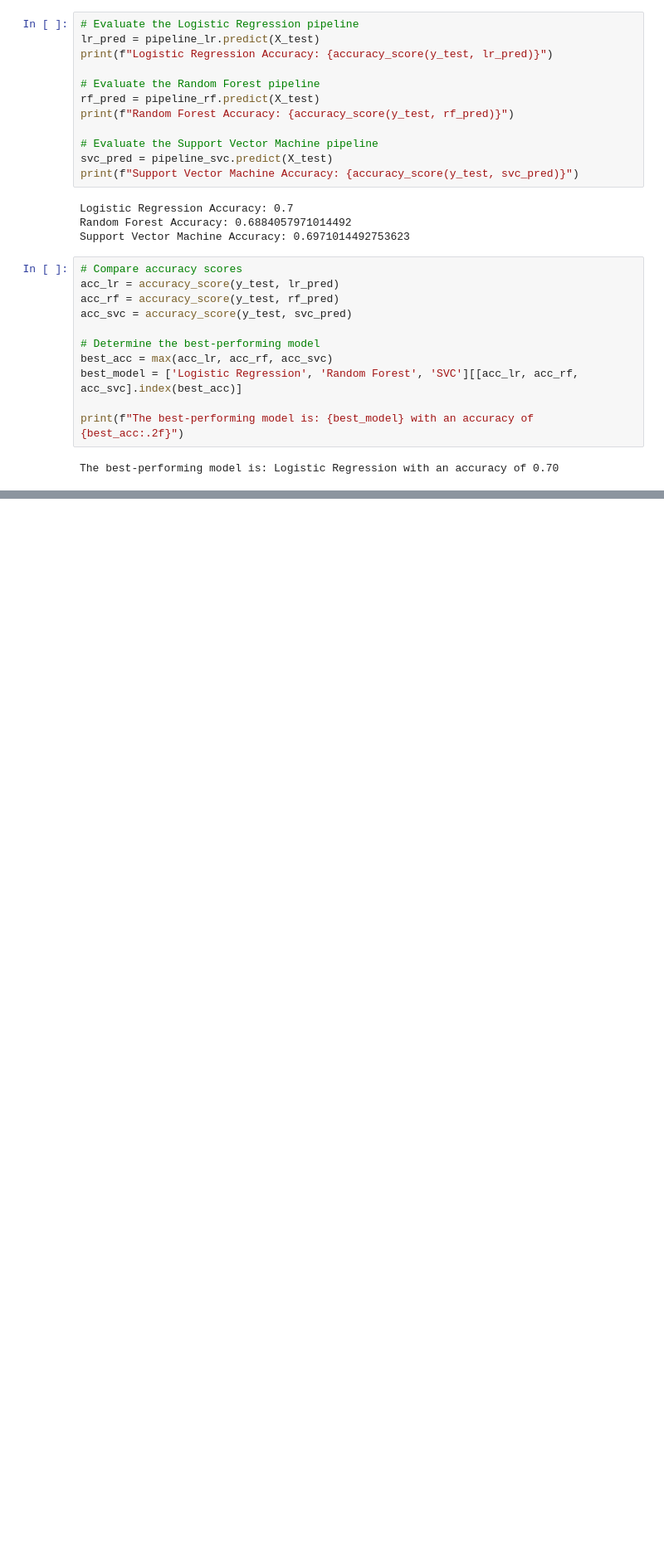
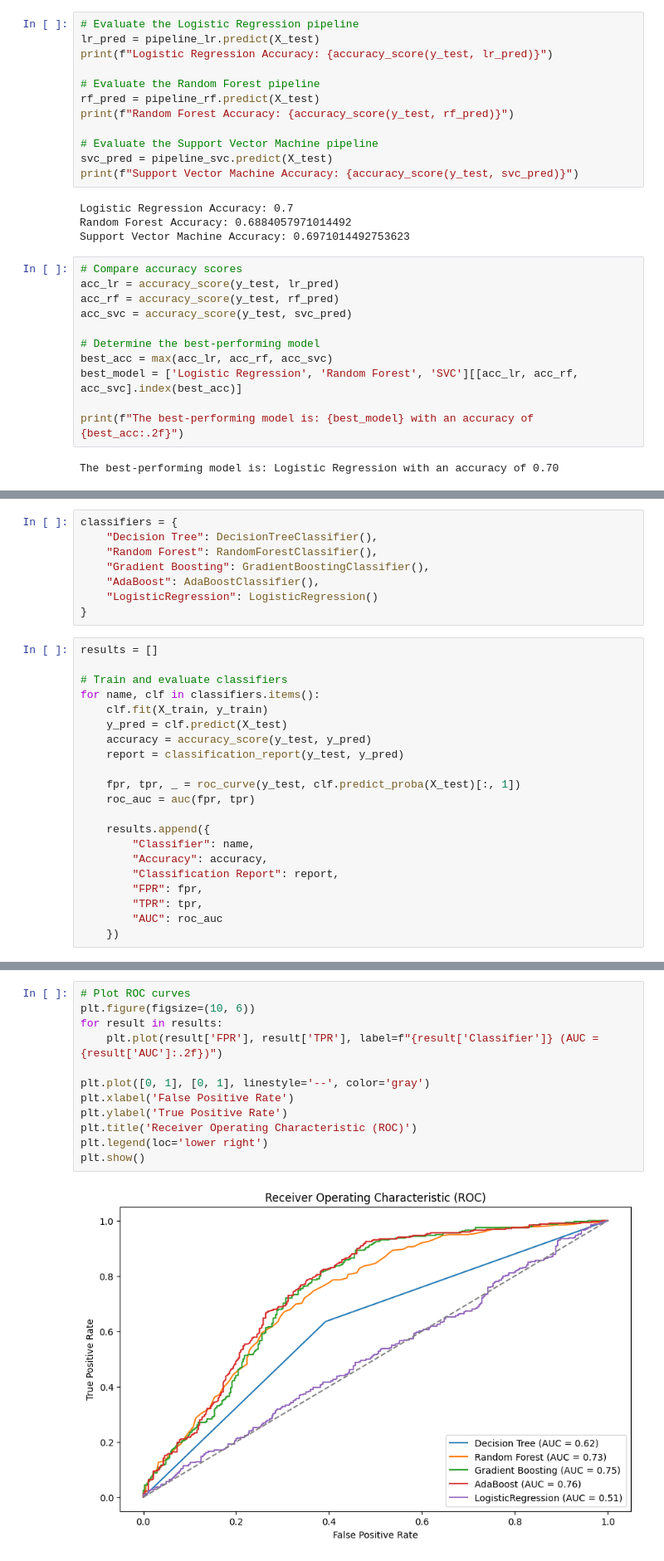
Before and after one commit to braverun/cb_case_study, a Jupyter notebook: cb_case_study.ipynb, the cells around one changed output, grey strips where cells are left out. Shown at 83% size. Drawn from its saved outputs; the diff is of its cells as text; blank space fills up the shorter version.

Commit message:
Before predictions (AdaBoost da best)

```diff
--- a/cb_case_study.ipynb
+++ b/cb_case_study.ipynb
@@ -543,0 +560,29 @@ The best-performing model is: Logistic Regression with an accuracy of 0.70
+# %%
+classifiers = {
+    "Decision Tree": DecisionTreeClassifier(),
+    "Random Forest": RandomForestClassifier(),
+    "Gradient Boosting": GradientBoostingClassifier(),
+    "AdaBoost": AdaBoostClassifier(),
+    "LogisticRegression": LogisticRegression()
+}
+# %%
+results = []
+
+# Train and evaluate classifiers
+for name, clf in classifiers.items():
+    clf.fit(X_train, y_train)
+    y_pred = clf.predict(X_test)
+    accuracy = accuracy_score(y_test, y_pred)
+    report = classification_report(y_test, y_pred)
+
+    fpr, tpr, _ = roc_curve(y_test, clf.predict_proba(X_test)[:, 1])
+    roc_auc = auc(fpr, tpr)
+
+    results.append({
+        "Classifier": name,
+        "Accuracy": accuracy,
+        "Classification Report": report,
+        "FPR": fpr,
+        "TPR": tpr,
+        "AUC": roc_auc
+    })
@@ -543,0 +597,14 @@ The best-performing model is: Logistic Regression with an accuracy of 0.70
+# %%
+# Plot ROC curves
+plt.figure(figsize=(10, 6))
+for result in results:
+    plt.plot(result['FPR'], result['TPR'], label=f"{result['Classifier']} (AUC = {result['AUC']:.2f})")
+
+plt.plot([0, 1], [0, 1], linestyle='--', color='gray')
+plt.xlabel('False Positive Rate')
+plt.ylabel('True Positive Rate')
+plt.title('Receiver Operating Characteristic (ROC)')
+plt.legend(loc='lower right')
+plt.show()
+# %% [output]
+[figure, added]
```
Also changed, not shown: parts of 10 cells of this notebook.
